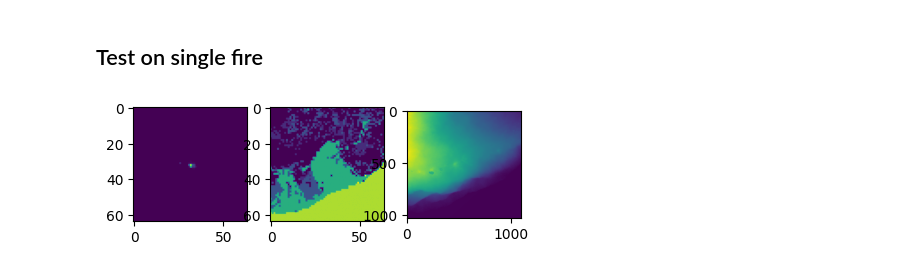
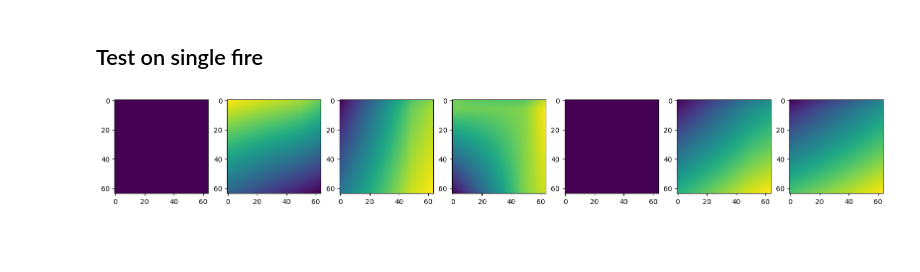
Before and after one commit to amber3536/Wildfire_Prediction, a Jupyter notebook: FireChip.ipynb, the cells around one changed output. Saved outputs shown, nothing was run; the diff lists cells and outputs as text; code cells hidden in the pictures; blank space fills up the shorter version.

```diff
--- a/FireChip.ipynb
+++ b/FireChip.ipynb
@@ -574,13 +595,13 @@ first_5_ele = []
 first_5_atmos = []
 
 for i in range(5):
-  first_5_fire.append(process(i))
+  first_5_fire.append(process(i, get_frame(i)))
   chip = manifest.iloc[i]
   chip_idx, left, bottom, top, right, epsg, chip_date = chip["idx"], chip["left"], chip["bottom"], chip["top"], chip["right"], chip["epsg"], chip["date"]
   first_5_landcover.append(landcover_from_topleft([top, left], epsg))
   first_5_ele.append(get_elevation([top, left], epsg))
   first_5_atmos.append(atmospheric_from_topleft([top, left], epsg, chip_date, DEFAULT_PARAMS))
-  first_5_tomorrow_fire.append(process_tomorrow(i))
+  first_5_tomorrow_fire.append(process_tomorrow(i, get_tomorrow_frame(i)))
 # %%
 first_5_fire[0]
 # %% [output]
@@ -740,3 +973,25 @@ def get_data_elevation(i):
+# %%
+def get_solar_radiation(i):
+  u = []
+  with gzip.open("drive/MyDrive/file/day_fire_data/today_solar_radiation_" + str(i) + ".gz", mode ='rt')as file:
+    csvFile = csv.reader(file)
+    for lines in csvFile:
+      p = []
+      for y in lines:
+        p.append(float(y))
+      u.append(p)
+  return u
+# %%
+def get_precipitation(i):
+  u = []
+  with gzip.open("drive/MyDrive/file/day_fire_data/today_precipitation_" + str(i) + ".gz", mode ='rt')as file:
+    csvFile = csv.reader(file)
+    for lines in csvFile:
+      p = []
+      for y in lines:
+        p.append(float(y))
+      u.append(p)
+  return u
 # %% [markdown]
 ## Writing All Data to Google Drive
 # %%
@@ -756,3 +1036,22 @@ write_frp(7005, len(manifest))
+# %%
+t = get_precipitation(0)
+u = get_air_pressure(0)
+v = get_wind_direction(0)
+w = get_wind_speed(0)
+x = get_solar_radiation(0)
+y = get_temp_min(0)
+z = get_temp_max(0)
+# %%
+fig, (ax1, ax2, ax3, ax4, ax5, ax6, ax7) = plt.subplots(1, 7, figsize=(20,20))
+im = ax1.imshow(t)
+im = ax2.imshow(u)
+im = ax3.imshow(v)
+im = ax4.imshow(w)
+im = ax5.imshow(x)
+im = ax6.imshow(y)
+im = ax7.imshow(z)
+# %% [output]
+[figure, added]
 # %%
 frp_data = get_data_frp(0)
 landcover_data = get_data_landcover(0)
@@ -760,7 +1060,6 @@ elevation_data = get_data_elevation(0)
 # %%
-fig, (ax1, ax2, ax3) = plt.subplots(1, 3, figsize=(5,5))
+fig, (ax1, ax2, ax3, ax4) = plt.subplots(1, 4, figsize=(20,20))
 im = ax1.imshow(frp_data)
 im = ax2.imshow(landcover_data)
 im = ax3.imshow(elevation_data)
+im = ax4.imshow(f_data)
-# %% [output]
-[figure, removed]
```
Also changed, not shown: parts of 36 cells of this notebook.
